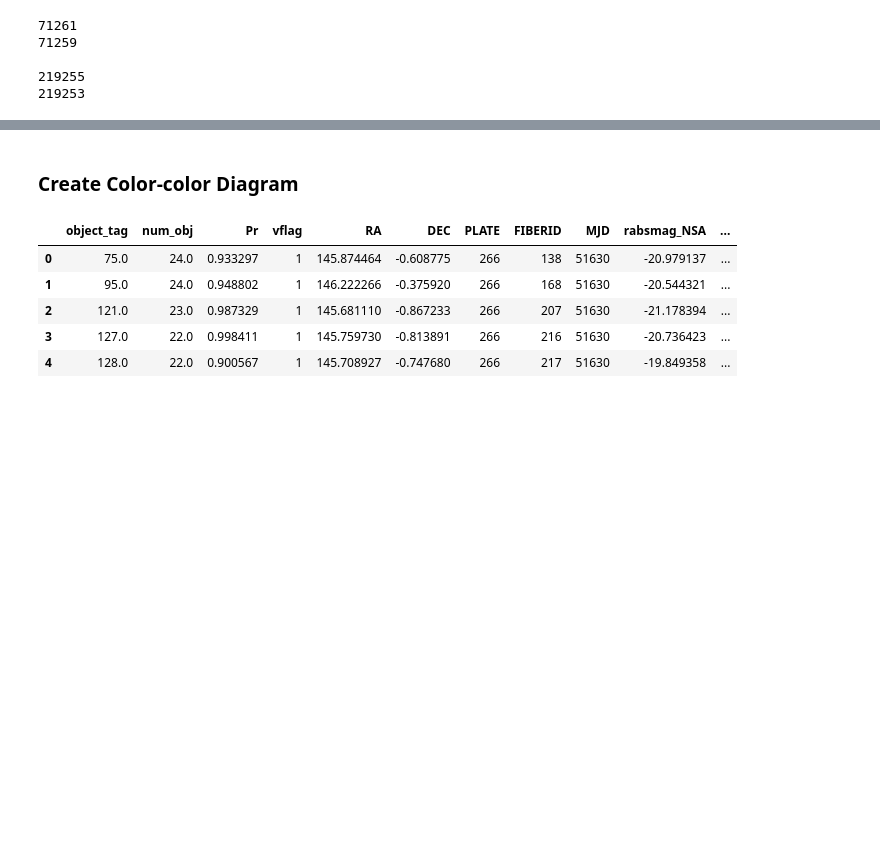
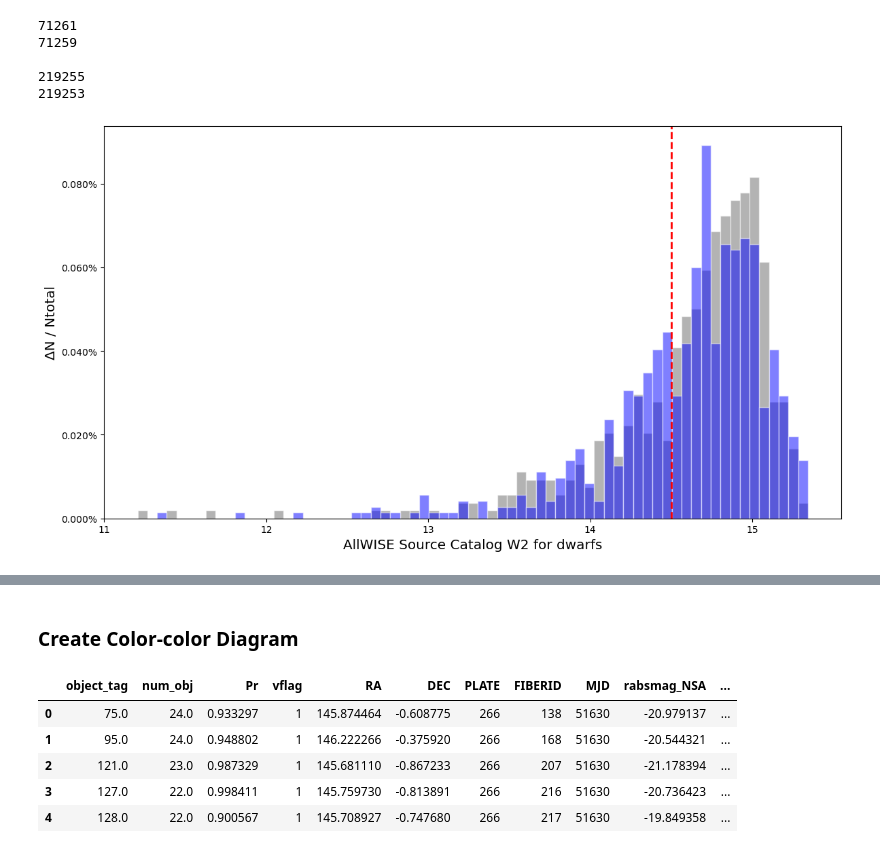
Before and after one commit to MaserResearchConstax23/anishVoidAGN, a Jupyter notebook: 15_ColorColorDiagram.ipynb, the cells around one changed output, grey strips where cells are left out. Cells and saved outputs as stored; diff of their text form; code cells hidden in the pictures; blank space fills up the shorter version.

```diff
--- a/15_ColorColorDiagram.ipynb
+++ b/15_ColorColorDiagram.ipynb
@@ -28,6 +28,9 @@ from ipynb.fs.full.MyFunctions_00 import *
 voids_parent = read_data_db('voids_parent_colors_' + 'new_' + '04-11-23') # timestamp())
 walls_parent = read_data_db('walls_parent_colors_' + 'new_' + '04-11-23') # timestamp())
 
+voids_dwarf = read_data_db('voids_dwarf_colors_new_' + '04-11-23') # timestamp())
+walls_dwarf = read_data_db('walls_dwarf_colors_new_' + '04-11-23') # timestamp())
+
 walls_parent.head()
 # %% [output]
 read voids_parent_colors_new_04-11-23
@@ -55,3 +68,54 @@ print(len(walls_parent_nona))
 
 219255
 219253
+# %%
+# Visualize distribution of AllWISE Source W2 for filtering
+
+# plot distribution curve of Pearson coefficients of each object
+
+fig, ax = plt.subplots(figsize = (14, 7.5))
+
+
+ax.yaxis.set_major_formatter(mtick.PercentFormatter(decimals = 3))
+
+ax.hist(walls_dwarf['w2mpro'],
+        bins = np.linspace(walls_dwarf['w2mpro'].min(),
+                           walls_dwarf['w2mpro'].max(),
+                           num = 70, endpoint = False),
+        color = "dimgray",
+        edgecolor = 'white',
+        linewidth = 1,
+        label = 'Wall galaxies',
+        alpha = 0.5,
+        weights = np.ones_like(walls_dwarf['w2mpro']) / len(walls_dwarf['w2mpro'])
+       )
+
+ax.hist(voids_dwarf['w2mpro'],
+        bins = np.linspace(walls_dwarf['w2mpro'].min(),
+                           walls_dwarf['w2mpro'].max(),
+                           num = 70, endpoint = False),
+        color = "blue",
+        edgecolor = 'white',
+        linewidth = 1,
+        label = 'Void galaxies',
+        alpha = 0.5,
+        weights = np.ones_like(voids_dwarf['w2mpro']) / len(voids_dwarf['w2mpro'])
+       )
+
+ax.axvline(x = 14.5,
+          color = 'red',
+              linestyle = "dashed",
+              linewidth = 2)
+
+
+ax.set_ylabel('ΔN / Ntotal', size = 'x-large')
+ax.set_xlabel('AllWISE Source Catalog W2 for dwarfs', size = 'x-large')
+# ax.legend(loc = 'upper left')
+# ax.set_xlim(-1.00, 1.00)
+
+# ax.xaxis.set_ticks(np.arange(start = -1.0, stop = 1.1, step = 0.20))
+plt.rcParams.update({'font.size': 16})
+
+plt.show()
+# %% [output]
+[figure, added]
```
Also changed, not shown: parts of 5 cells of this notebook, 30 other files.
